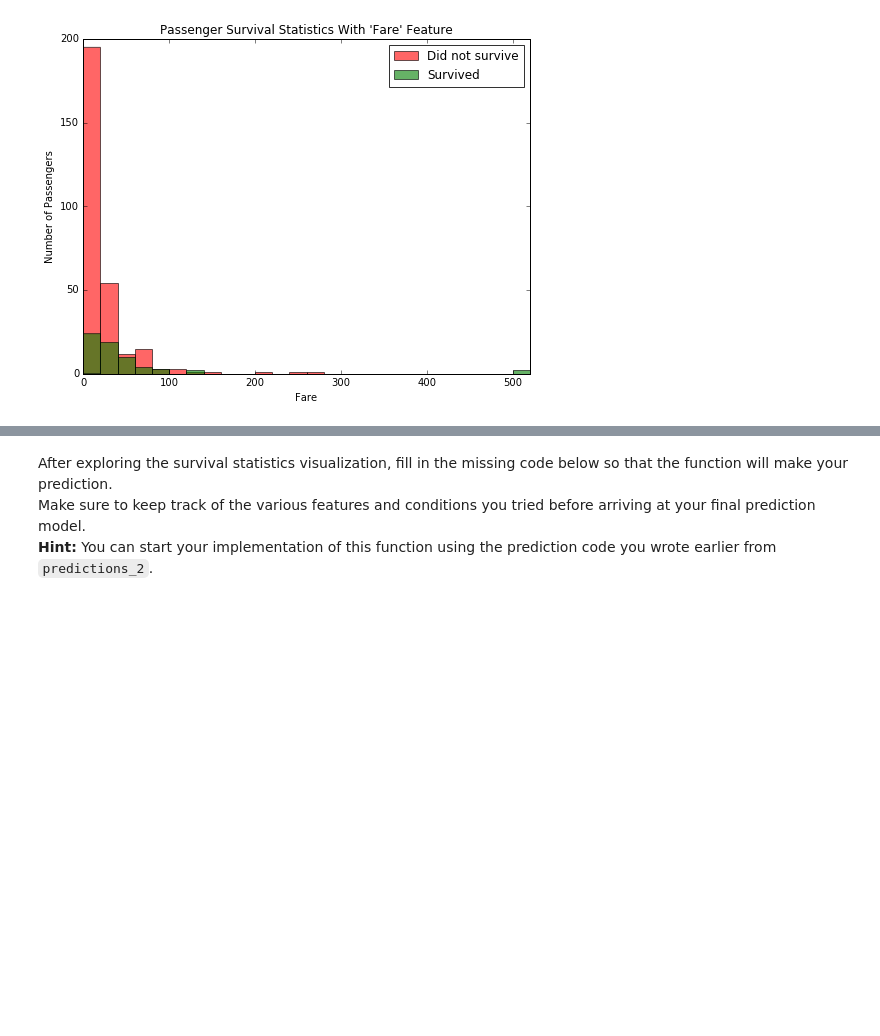
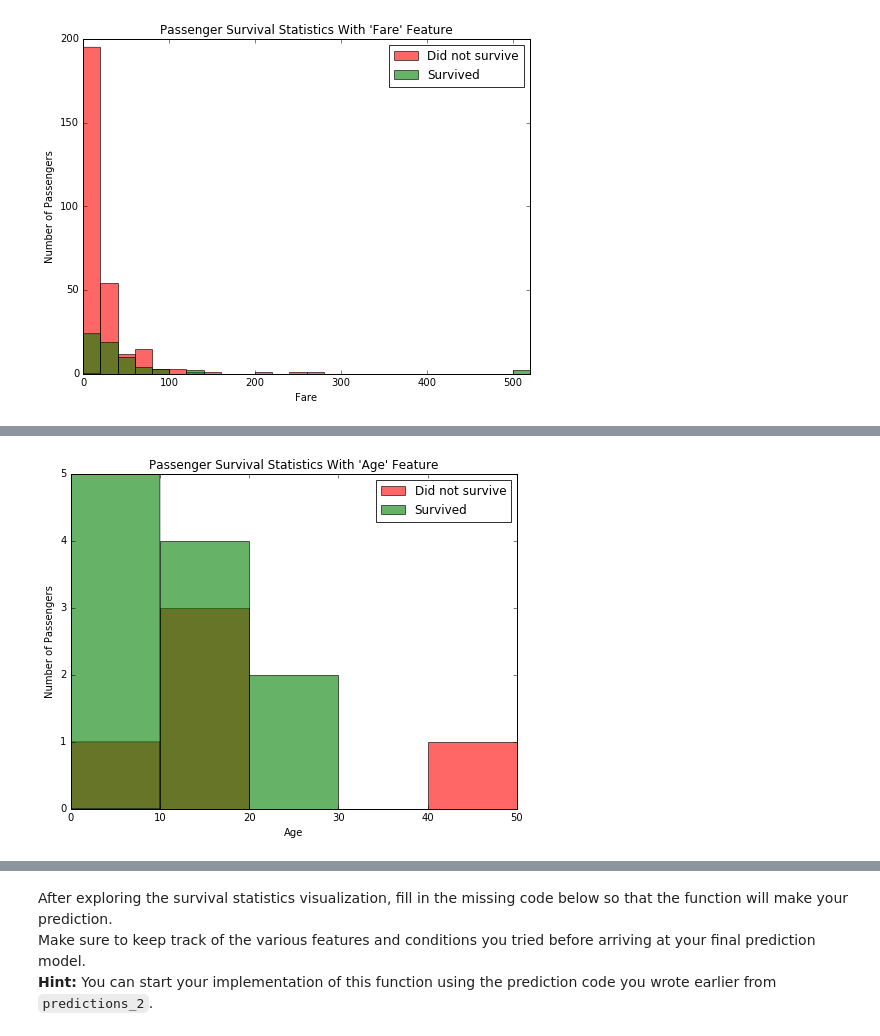
Before and after one commit to Huangjantson/UdacityMLNP, a Jupyter notebook: titanic_survival_exploration/Titanic_Survival_Exploration.ipynb, the cells around one changed output, grey strips where cells are left out. Saved outputs shown, nothing was run; the diff lists cells and outputs as text; code cells hidden in the pictures; blank space fills up the shorter version.

```diff
--- a/titanic_survival_exploration/Titanic_Survival_Exploration.ipynb
+++ b/titanic_survival_exploration/Titanic_Survival_Exploration.ipynb
@@ -249,0 +254,4 @@ survival_stats(data, outcomes, 'Fare', ["Sex == 'male'","Age > 20"])
+# %%
+survival_stats(data, outcomes, 'Age', ["Sex == 'female'","Pclass == 3","Embarked == C"])
+# %% [output]
+[figure, added]
```
Also changed, not shown: parts of 13 cells of this notebook, 3 other files.
